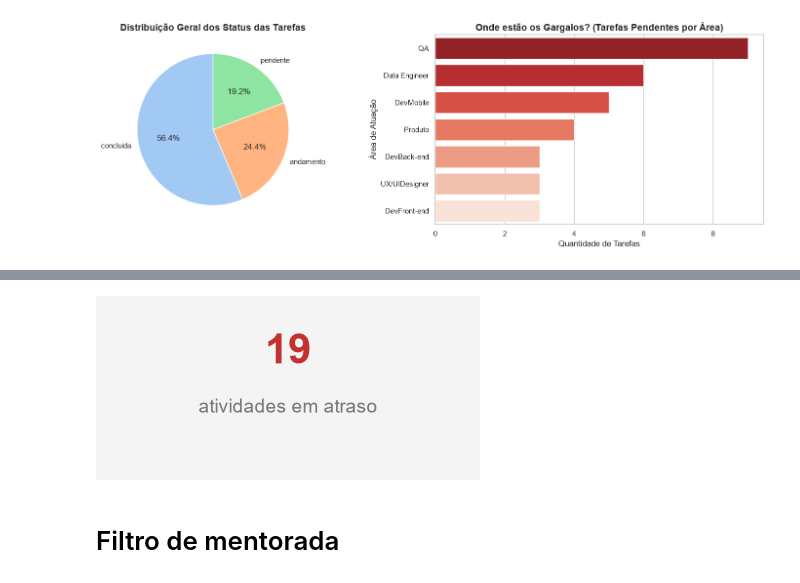
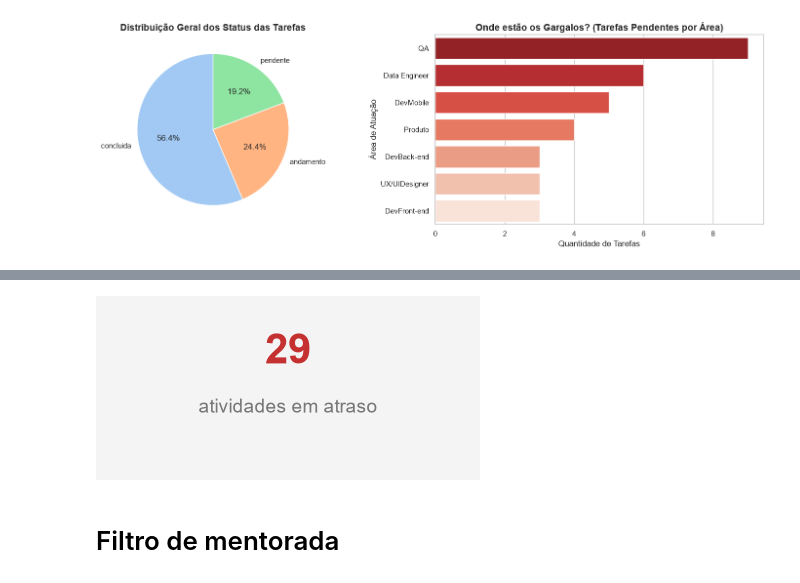
Before and after one commit to JeanCCavalcante/Projeto-Final-Formacao-Full-Stack-, a Jupyter notebook: data_analysis/notebooks/analise_unificada.ipynb, the cells around one changed output, grey strips where cells are left out. Drawn from its saved outputs; the diff is of its cells as text; code cells hidden in the pictures.

```diff
--- a/data_analysis/notebooks/analise_unificada.ipynb
+++ b/data_analysis/notebooks/analise_unificada.ipynb
@@ -363,49 +363,26 @@ display(tabela_saudaveis_global.head(10))
 | 66 | Ana Ribeiro | Atualizar Scripts de Deploy - Spr... | Data Engineer | alta | andamento | 5.0 | 8.5 | 🟢 Dentro do Prazo |
 | 49 | Ana Ribeiro | Criar Pipeline CI/CD - Sprint 7 | Data Engineer | alta | andamento | 2.0 | 8.5 | 🟢 Dentro do Prazo |
 # %%
+# 1. O cálculo vira de atividades em atraso
+total_atrasadas_count = tabela_problemas_global.shape[0]
 
-
-historico_geral = tabela[tabela['status_atual'] == 'concluida'].copy()
-media_ciclo_prioridade = historico_geral.groupby('prioridade')['tempo_conclusao_dias'].mean().round(1)
-
-# 3. Mapear a meta de ciclo de vida para a tabela principal
-tabela['meta_ciclo_dias'] = tabela['prioridade'].map(media_ciclo_prioridade)
-
-# 4. Calcular o tempo real decorrido desde a CRIAÇÃO para o cenário atual
-tabela['dias_decorridos_total'] = np.where(
-    tabela['status_atual'] == 'concluida',
-    tabela['tempo_conclusao_dias'],
-    (databcorte - tabela['data_criacao']).dt.days
-)
-
-# 5. Filtrar APENAS quem está ativo (andamento/pendente) E estourou a meta de ciclo
-condicao_status = tabela['status_atual'].isin(['andamento', 'pendente'])
-condicao_atraso = tabela['dias_decorridos_total'] > tabela['meta_ciclo_dias']
-
-atrasadas = tabela[condicao_status & condicao_atraso].copy()
-
-# 6. Calcular o volume exato e fidedigno para o Card
-total_atrasadas_count = atrasadas.shape[0]
-
-# --- RENDERIZAÇÃO DO CARD INTERATIVO ---
+#desenho de card
 fig, ax = plt.subplots(figsize=(4, 2))
 ax.patch.set_facecolor('#f4f4f4')
 fig.patch.set_facecolor('#f4f4f4')
 
-# Limpar eixos e bordas
 for spine in ax.spines.values():
     spine.set_visible(False)
 ax.xaxis.set_visible(False)
 ax.yaxis.set_visible(False)
 
-# Exibir os dados com destaque semântico (Cor de Alerta)
 ax.text(0.5, 0.65, str(total_atrasadas_count), fontsize=30, fontweight='bold', ha='center', color='#C53030', transform=ax.transAxes)
 ax.text(0.5, 0.35, 'atividades em atraso', fontsize=14, ha='center', color='#777777', transform=ax.transAxes)
 
 plt.tight_layout()
 plt.show()
 # %% [output]
-[figure, old version]
+[figure, new version]
 # %% [markdown]
 # Filtro de mentorada
 # %%
```
Also changed, not shown: parts of 5 cells of this notebook, 1 other file.
